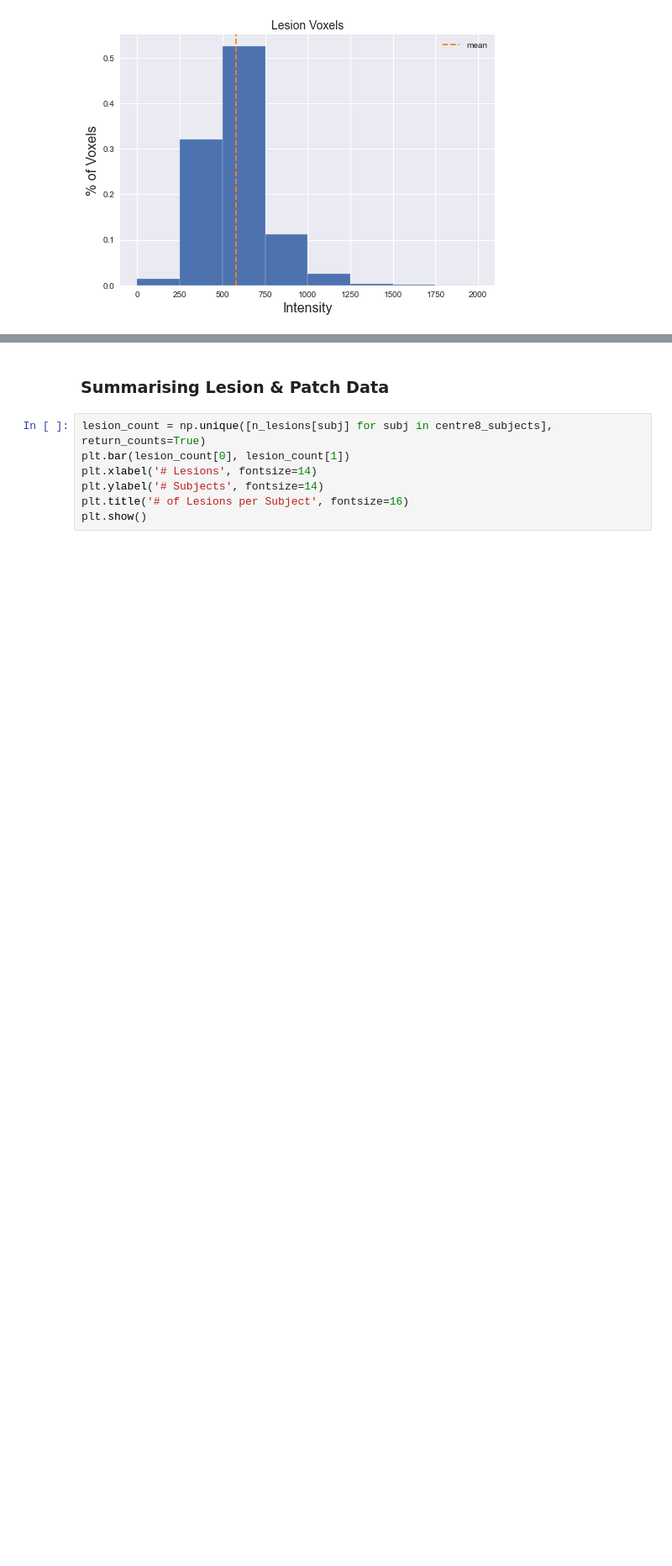
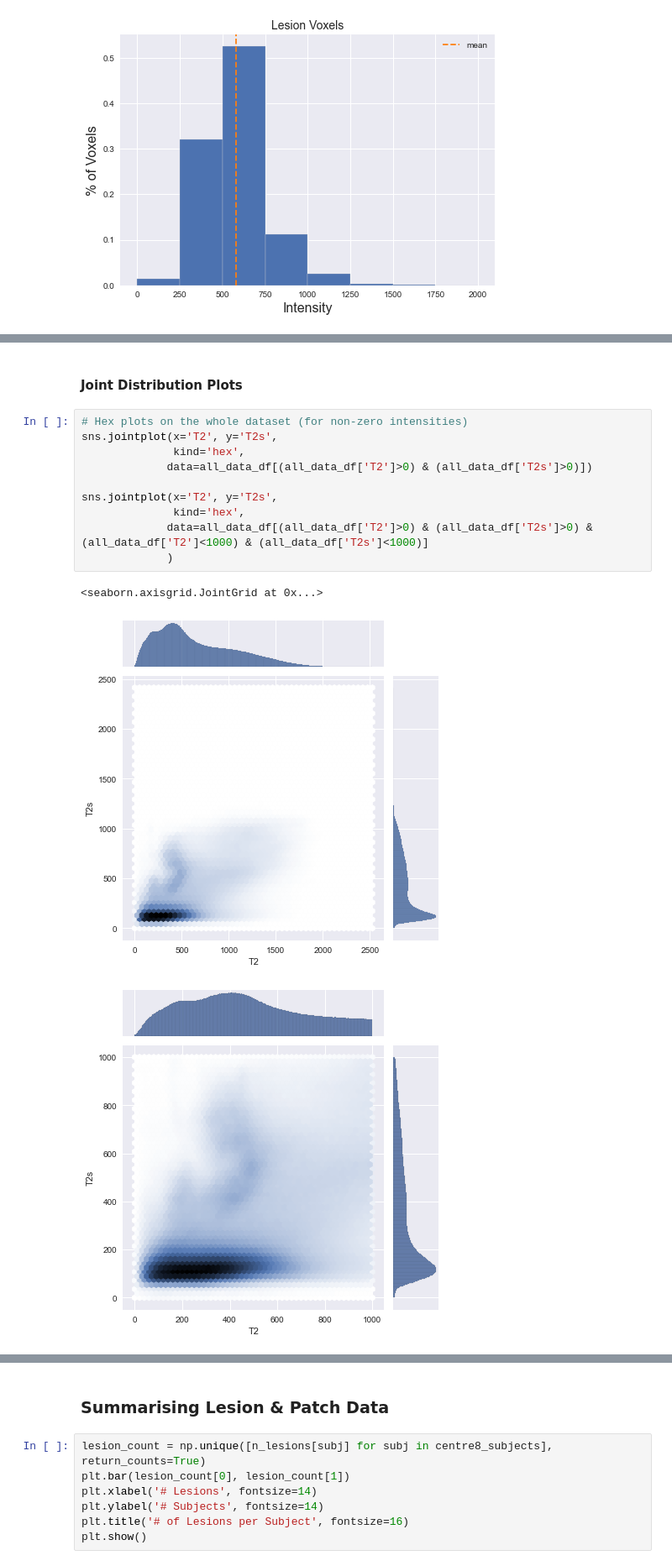
Before and after one commit to rickymwalsh/sc-segmentation, a Jupyter notebook: data-exploration.ipynb, the cells around one changed output, grey strips where cells are left out. Shown at 84% size. Cells and saved outputs as stored; diff of their text form; blank space fills up the shorter version.

```diff
--- a/data-exploration.ipynb
+++ b/data-exploration.ipynb
@@ -223,0 +226,16 @@ Text(0.5, 1.0, 'T2 Intensities (1=Lesion, 2=Spinal Cord (Non-Lesion), 3=Non-Spin
+# %% [markdown]
+#### Joint Distribution Plots
+# %%
+# Hex plots on the whole dataset (for non-zero intensities)
+sns.jointplot(x='T2', y='T2s',
+              kind='hex',
+             data=all_data_df[(all_data_df['T2']>0) & (all_data_df['T2s']>0)])
+
+sns.jointplot(x='T2', y='T2s',
+              kind='hex',
+             data=all_data_df[(all_data_df['T2']>0) & (all_data_df['T2s']>0) & (all_data_df['T2']<1000) & (all_data_df['T2s']<1000)]
+             )
+# %% [output]
+<seaborn.axisgrid.JointGrid at 0x...>
+[figure, added]
+[figure, added]
```
Also changed, not shown: parts of 18 cells of this notebook.
